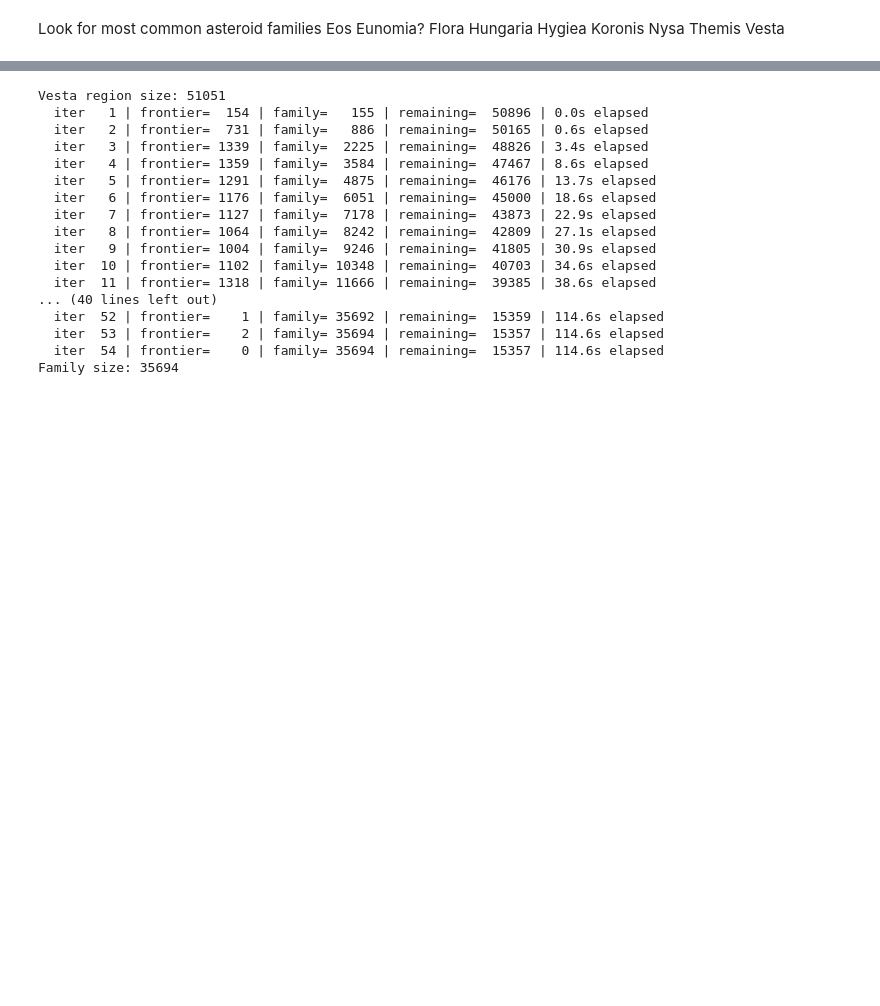
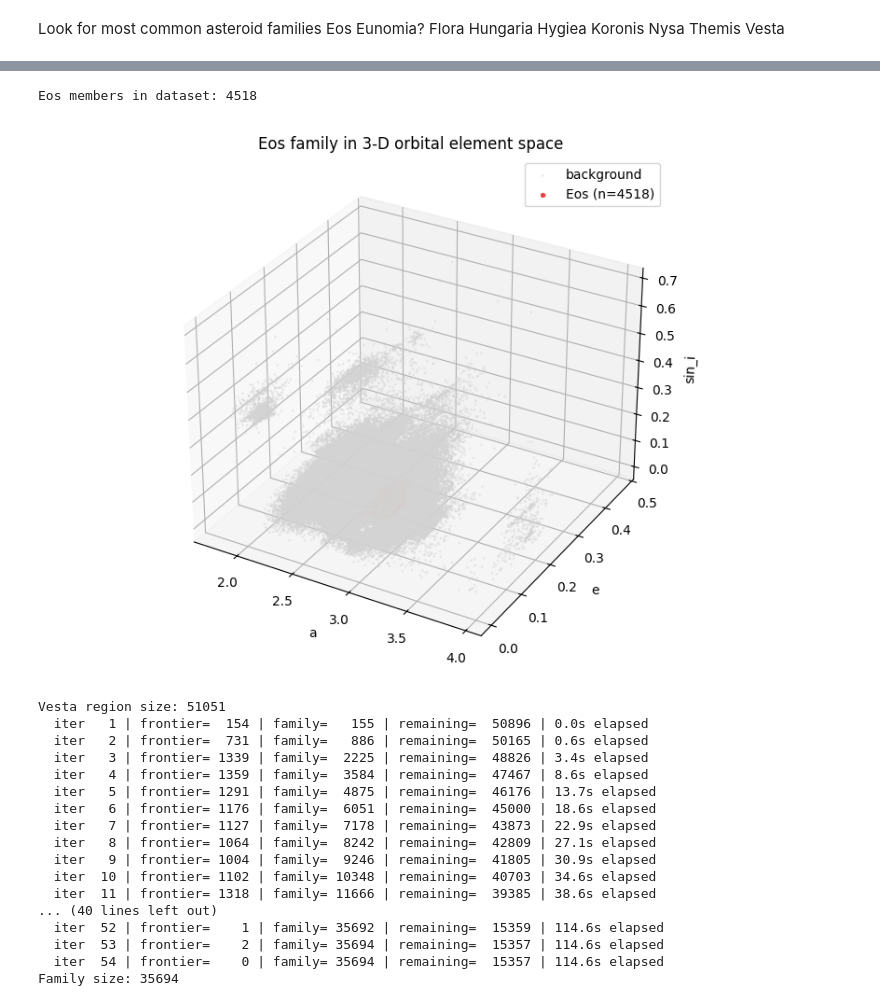
Before and after one commit to olincollege/scicomp-p2-zaraius-asteroid-families, a Jupyter notebook: hcm.ipynb, the cells around one changed output, grey strips where cells are left out. Drawn from its saved outputs; the diff is of its cells as text; code cells hidden in the pictures; blank space fills up the shorter version.

Commit message:
added delta_v function, tried showing plots in 3d but didn't look that good

```diff
--- a/hcm.ipynb
+++ b/hcm.ipynb
@@ -79,3 +88,34 @@ Vesta members in dataset: 3410
+# %%
+from mpl_toolkits.mplot3d import Axes3D    # noqa: F401 – needed for the 3‑D backend
+
+def plot_family_3d(family_id):
+    name = family_names.get(family_id, f'Family {family_id}')
+    members    = df[df['family1'] == family_id]
+    background = df[df['family1'] != family_id]
+
+    print(f"{name} members in dataset: {len(members)}")
+
+    fig = plt.figure(figsize=(8, 6))
+    ax  = fig.add_subplot(111, projection='3d')
+
+    ax.scatter(background['a'], background['e'], background['sin_i'],
+               s=1, c='lightgray', alpha=0.3, label='background')
+    ax.scatter(members['a'], members['e'], members['sin_i'],
+               s=8, c='red', alpha=0.7, label=f'{name} (n={len(members)})')
+
+    ax.set_xlabel('a')
+    ax.set_ylabel('e')
+    ax.set_zlabel('sin_i')
+    ax.set_title(f'{name} family in 3‑D orbital element space')
+    ax.legend()
+    plt.tight_layout()
+    plt.show()
+
+# call it for Vesta (family 4)
+plot_family_3d(221)
+# %% [output]
+Eos members in dataset: 4518
+[figure, added]
 # %%
 # plot_family(490)
 # %%
```
Also changed, not shown: parts of 3 cells of this notebook.
